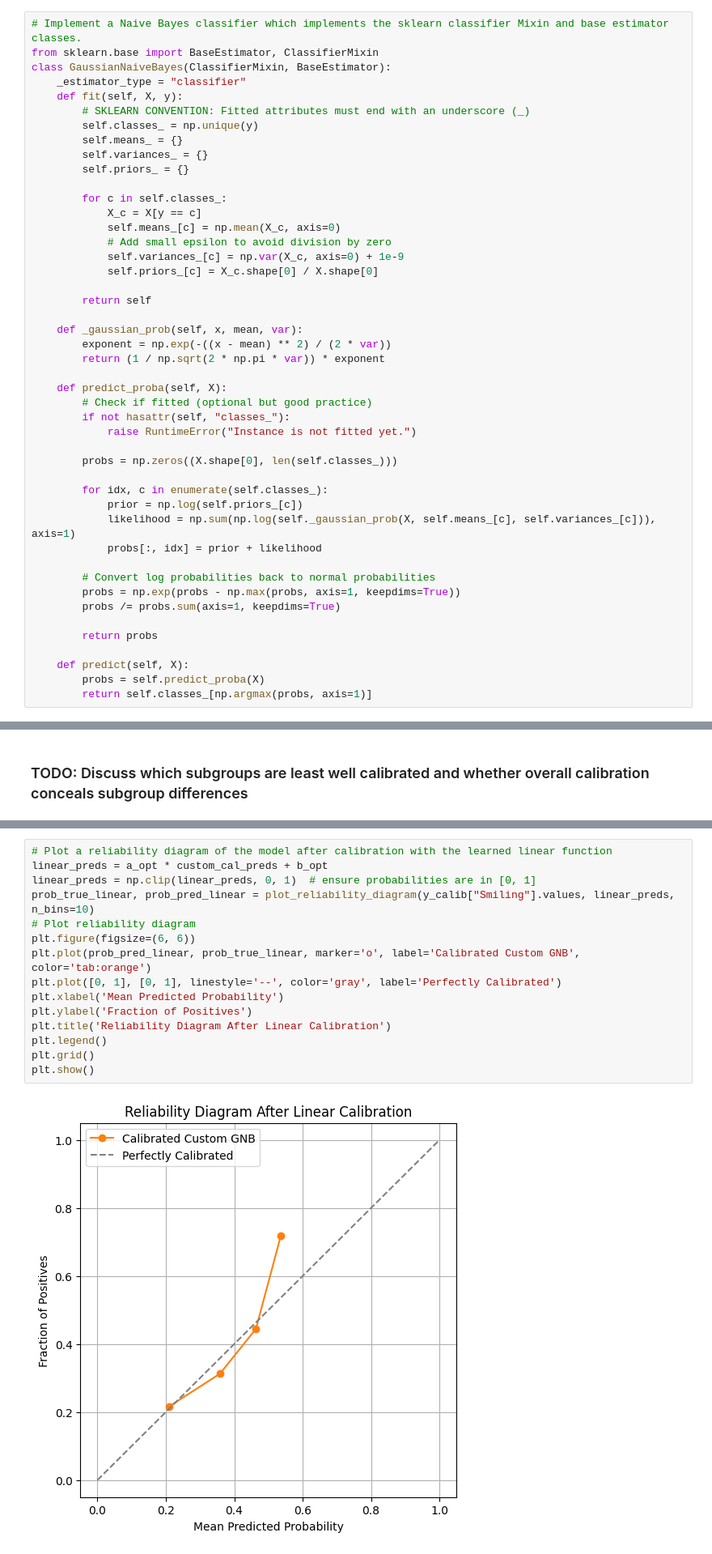
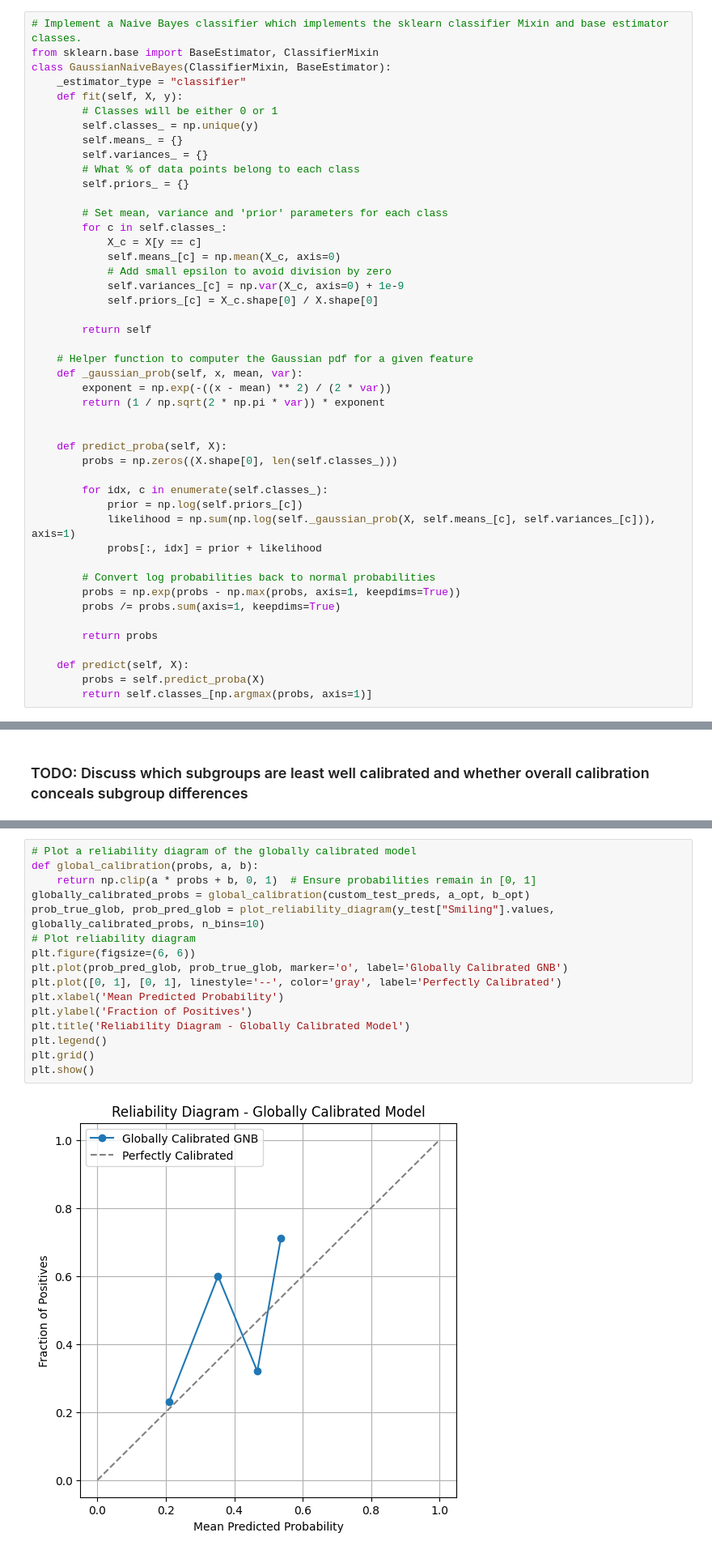
Before and after one commit to ArtyBr/cs342_cw, a Jupyter notebook: project.ipynb, the cells around one changed output, grey strips where cells are left out. Shown at 81% size. Saved outputs shown, nothing was run; the diff lists cells and outputs as text.

```diff
--- a/project.ipynb
+++ b/project.ipynb
@@ -159,12 +161,14 @@ from sklearn.base import BaseEstimator, ClassifierMixin
 class GaussianNaiveBayes(ClassifierMixin, BaseEstimator):
     _estimator_type = "classifier"
     def fit(self, X, y):
-        # SKLEARN CONVENTION: Fitted attributes must end with an underscore (_)
+        # Classes will be either 0 or 1
         self.classes_ = np.unique(y)
         self.means_ = {}
         self.variances_ = {}
+        # What % of data points belong to each class
         self.priors_ = {}
 
+        # Set mean, variance and 'prior' parameters for each class
         for c in self.classes_:
             X_c = X[y == c]
             self.means_[c] = np.mean(X_c, axis=0)
@@ -174,15 +178,13 @@ class GaussianNaiveBayes(ClassifierMixin, BaseEstimator):
 
         return self
 
+    # Helper function to computer the Gaussian pdf for a given feature
     def _gaussian_prob(self, x, mean, var):
         exponent = np.exp(-((x - mean) ** 2) / (2 * var))
         return (1 / np.sqrt(2 * np.pi * var)) * exponent
 
+
     def predict_proba(self, X):
-        # Check if fitted (optional but good practice)
-        if not hasattr(self, "classes_"):
-            raise RuntimeError("Instance is not fitted yet.")
-
         probs = np.zeros((X.shape[0], len(self.classes_)))
 
         for idx, c in enumerate(self.classes_):
@@ -474,22 +486,23 @@ Parameters from Gradient Descent:
  b (intercept): 0.2079
 [figure]
 # %%
-# Plot a reliability diagram of the model after calibration with the learned linear function
-linear_preds = a_opt * custom_cal_preds + b_opt
-linear_preds = np.clip(linear_preds, 0, 1)  # ensure probabilities are in [0, 1]
-prob_true_linear, prob_pred_linear = plot_reliability_diagram(y_calib["Smiling"].values, linear_preds, n_bins=10)
+# Plot a reliability diagram of the globally calibrated model
+def global_calibration(probs, a, b):
+    return np.clip(a * probs + b, 0, 1)  # Ensure probabilities remain in [0, 1]
+globally_calibrated_probs = global_calibration(custom_test_preds, a_opt, b_opt)
+prob_true_glob, prob_pred_glob = plot_reliability_diagram(y_test["Smiling"].values, globally_calibrated_probs, n_bins=10)
 # Plot reliability diagram
 plt.figure(figsize=(6, 6))
-plt.plot(prob_pred_linear, prob_true_linear, marker='o', label='Calibrated Custom GNB', color='tab:orange')
+plt.plot(prob_pred_glob, prob_true_glob, marker='o', label='Globally Calibrated GNB')
 plt.plot([0, 1], [0, 1], linestyle='--', color='gray', label='Perfectly Calibrated')
 plt.xlabel('Mean Predicted Probability')
 plt.ylabel('Fraction of Positives')
-plt.title('Reliability Diagram After Linear Calibration')
+plt.title('Reliability Diagram - Globally Calibrated Model')
 plt.legend()
 plt.grid()
 plt.show()
 # %% [output]
-[figure, old version]
+[figure, new version]
 # %%
 from sklearn.calibration import CalibratedClassifierCV
 from sklearn.frozen import FrozenEstimator
```
Also changed, not shown: parts of 8 cells of this notebook.
